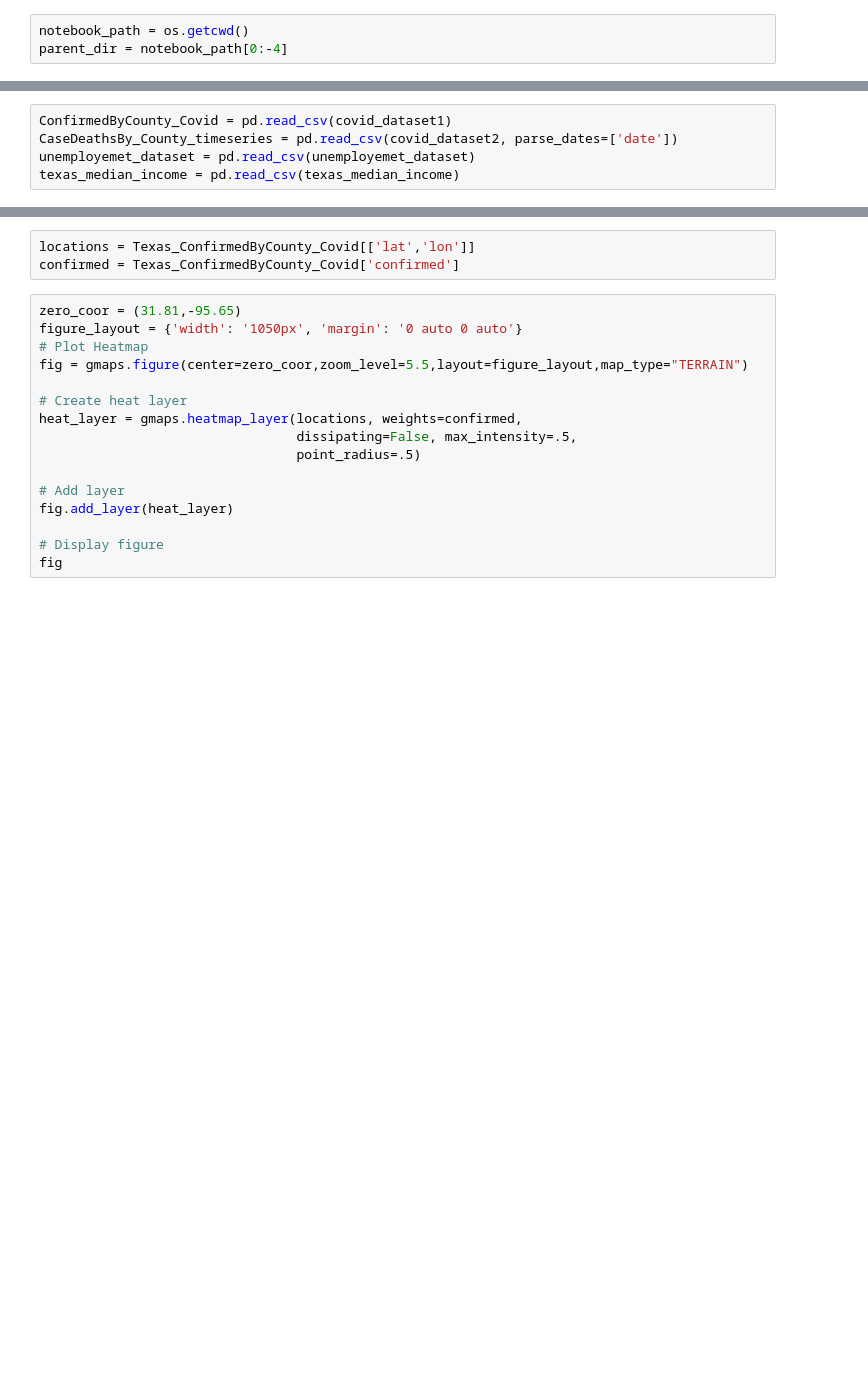
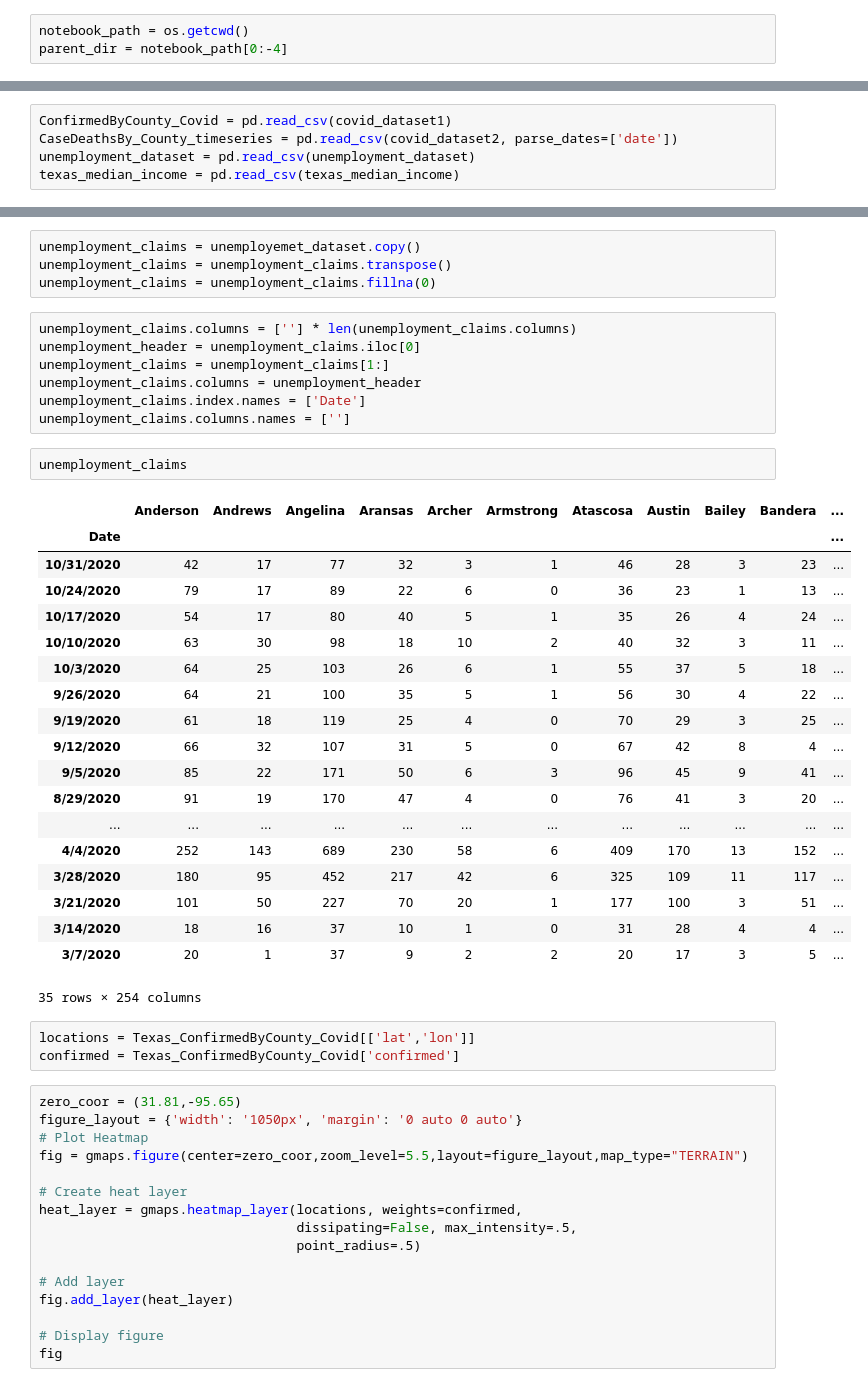
Before and after one commit to inkosi-codes/Covid-19-and-Low-Income-Communities, a Jupyter notebook: src/Covid_and_low_income_communities.ipynb, the cells around one changed output, grey strips where cells are left out. Saved outputs shown, nothing was run; the diff lists cells and outputs as text; blank space fills up the shorter version.

```diff
--- a/src/Covid_and_low_income_communities.ipynb
+++ b/src/Covid_and_low_income_communities.ipynb
@@ -36,5 +44,5 @@ for csv in dataset_filelist:
 # %%
 ConfirmedByCounty_Covid = pd.read_csv(covid_dataset1)
 CaseDeathsBy_County_timeseries = pd.read_csv(covid_dataset2, parse_dates=['date'])
-unemployemet_dataset = pd.read_csv(unemployemet_dataset)
+unemployment_dataset = pd.read_csv(unemployment_dataset)
 texas_median_income = pd.read_csv(texas_median_income)
@@ -137,3 +178,36 @@ test_copy_unemployment
+# %%
+unemployment_claims = unemployemet_dataset.copy()
+unemployment_claims = unemployment_claims.transpose()
+unemployment_claims = unemployment_claims.fillna(0)
+# %%
+unemployment_claims.columns = [''] * len(unemployment_claims.columns)
+unemployment_header = unemployment_claims.iloc[0]
+unemployment_claims = unemployment_claims[1:]
+unemployment_claims.columns = unemployment_header
+unemployment_claims.index.names = ['Date']
+unemployment_claims.columns.names = ['']
+# %%
+unemployment_claims
+# %% [output]
+|  | Anderson | Andrews | Angelina | Aransas | Archer | Armstrong | Atascosa | Austin | Bailey | Bandera | ... |
+| Date |  |  |  |  |  |  |  |  |  |  | ... |
+| 10/31/2020 | 42 | 17 | 77 | 32 | 3 | 1 | 46 | 28 | 3 | 23 | ... |
+| 10/24/2020 | 79 | 17 | 89 | 22 | 6 | 0 | 36 | 23 | 1 | 13 | ... |
+| 10/17/2020 | 54 | 17 | 80 | 40 | 5 | 1 | 35 | 26 | 4 | 24 | ... |
+| 10/10/2020 | 63 | 30 | 98 | 18 | 10 | 2 | 40 | 32 | 3 | 11 | ... |
+| 10/3/2020 | 64 | 25 | 103 | 26 | 6 | 1 | 55 | 37 | 5 | 18 | ... |
+| 9/26/2020 | 64 | 21 | 100 | 35 | 5 | 1 | 56 | 30 | 4 | 22 | ... |
+| 9/19/2020 | 61 | 18 | 119 | 25 | 4 | 0 | 70 | 29 | 3 | 25 | ... |
+| 9/12/2020 | 66 | 32 | 107 | 31 | 5 | 0 | 67 | 42 | 8 | 4 | ... |
+| 9/5/2020 | 85 | 22 | 171 | 50 | 6 | 3 | 96 | 45 | 9 | 41 | ... |
+| 8/29/2020 | 91 | 19 | 170 | 47 | 4 | 0 | 76 | 41 | 3 | 20 | ... |
+| ... | ... | ... | ... | ... | ... | ... | ... | ... | ... | ... | ... |
+| 4/4/2020 | 252 | 143 | 689 | 230 | 58 | 6 | 409 | 170 | 13 | 152 | ... |
+| 3/28/2020 | 180 | 95 | 452 | 217 | 42 | 6 | 325 | 109 | 11 | 117 | ... |
+| 3/21/2020 | 101 | 50 | 227 | 70 | 20 | 1 | 177 | 100 | 3 | 51 | ... |
+| 3/14/2020 | 18 | 16 | 37 | 10 | 1 | 0 | 31 | 28 | 4 | 4 | ... |
+| 3/7/2020 | 20 | 1 | 37 | 9 | 2 | 2 | 20 | 17 | 3 | 5 | ... |
+35 rows × 254 columns
 # %%
 locations = Texas_ConfirmedByCounty_Covid[['lat','lon']]
 confirmed = Texas_ConfirmedByCounty_Covid['confirmed']
```
Also changed, not shown: parts of 25 cells of this notebook.
